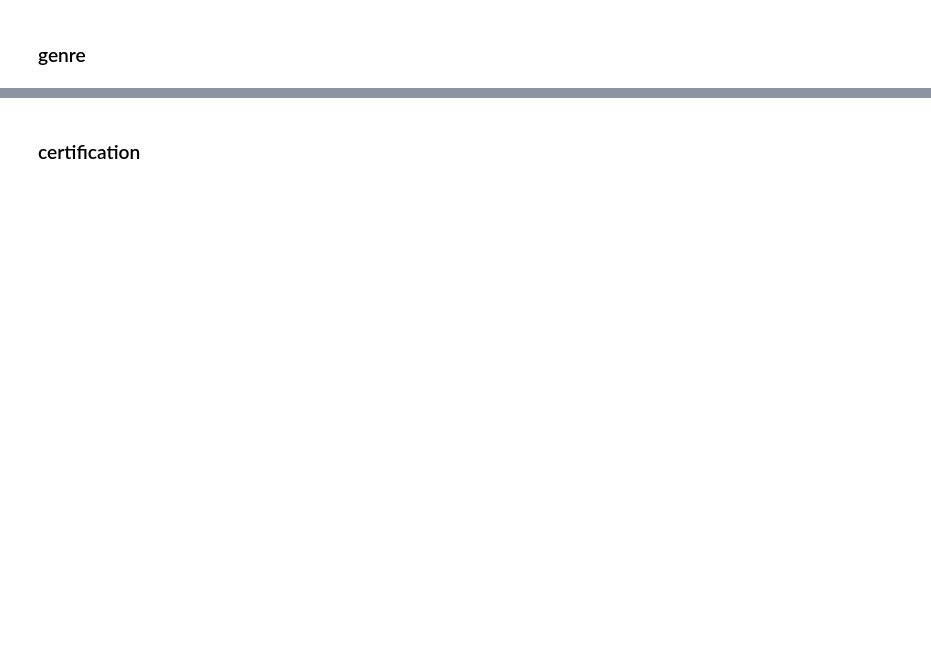
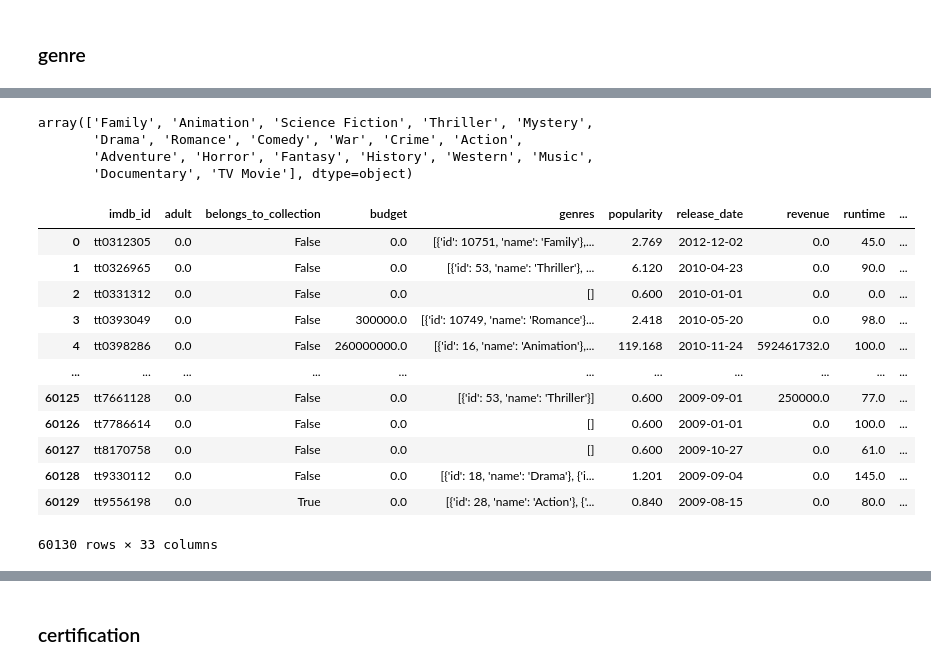
Before and after one commit to coding-dojo-data-science/data-enrichment-linear-regression-with-movies, a Jupyter notebook: PreClass-Pt1-Linear-Regression-with-Movies.ipynb, the cells around one changed output, grey strips where cells are left out. Drawn from its saved outputs; the diff is of its cells as text; code cells hidden in the pictures; blank space fills up the shorter version.

```diff
--- a/PreClass-Pt1-Linear-Regression-with-Movies.ipynb
+++ b/PreClass-Pt1-Linear-Regression-with-Movies.ipynb
@@ -123,2 +305,4 @@ import glob
 # %%
 ## Use .notna() to get True if it belongs to a collection
+df['belongs_to_collection'] = df['belongs_to_collection'].notna()
+df['belongs_to_collection'].value_counts()
@@ -129,4 +320,13 @@ import glob
 # %%
 ## Function to get just the genre names as a list
+import json
+def get_genre_name(x):
+    x = x.replace("'", '"')
+    x = json.loads(x)
+
+    genres = []
+    for genre in x:
+        genres.append(genre['name'])
+    return genres
 # %%
 ## Use our function on our test case
@@ -133,2 +336,5 @@ import glob
 # %%
 ## Use our function and exploding the new column
+df['genres_list'] = df['genres'].apply(get_genre_name)
+df_explode = df.explode('genres_list')
+df_explode.head()
@@ -135,6 +348,30 @@ import glob
 # %%
 ## save unique genres
+unique_genres = df_explode['genres_list'].dropna().unique()
+unique_genres
+# %% [output]
+array(['Family', 'Animation', 'Science Fiction', 'Thriller', 'Mystery',
+       'Drama', 'Romance', 'Comedy', 'War', 'Crime', 'Action',
+       'Adventure', 'Horror', 'Fantasy', 'History', 'Western', 'Music',
+       'Documentary', 'TV Movie'], dtype=object)
 # %%
 ## Manually One-Hot-Encode Genres
+for genre in unique_genres:
+    df[f'Genre_{genre}'] = df['genres'].str.contains(genre, regex = False)
+df
+# %% [output]
+|  | imdb_id | adult | belongs_to_collection | budget | genres | popularity | release_date | revenue | runtime | ... |
+| 0 | tt0312305 | 0.0 | False | 0.0 | [{'id': 10751, 'name': 'Family'},... | 2.769 | 2012-12-02 | 0.0 | 45.0 | ... |
+| 1 | tt0326965 | 0.0 | False | 0.0 | [{'id': 53, 'name': 'Thriller'}, ... | 6.120 | 2010-04-23 | 0.0 | 90.0 | ... |
+| 2 | tt0331312 | 0.0 | False | 0.0 | [] | 0.600 | 2010-01-01 | 0.0 | 0.0 | ... |
+| 3 | tt0393049 | 0.0 | False | 300000.0 | [{'id': 10749, 'name': 'Romance'}... | 2.418 | 2010-05-20 | 0.0 | 98.0 | ... |
+| 4 | tt0398286 | 0.0 | False | 260000000.0 | [{'id': 16, 'name': 'Animation'},... | 119.168 | 2010-11-24 | 592461732.0 | 100.0 | ... |
+| ... | ... | ... | ... | ... | ... | ... | ... | ... | ... | ... |
+| 60125 | tt7661128 | 0.0 | False | 0.0 | [{'id': 53, 'name': 'Thriller'}] | 0.600 | 2009-09-01 | 250000.0 | 77.0 | ... |
+| 60126 | tt7786614 | 0.0 | False | 0.0 | [] | 0.600 | 2009-01-01 | 0.0 | 100.0 | ... |
+| 60127 | tt8170758 | 0.0 | False | 0.0 | [] | 0.600 | 2009-10-27 | 0.0 | 61.0 | ... |
+| 60128 | tt9330112 | 0.0 | False | 0.0 | [{'id': 18, 'name': 'Drama'}, {'i... | 1.201 | 2009-09-04 | 0.0 | 145.0 | ... |
+| 60129 | tt9556198 | 0.0 | True | 0.0 | [{'id': 28, 'name': 'Action'}, {'... | 0.840 | 2009-08-15 | 0.0 | 80.0 | ... |
+60130 rows × 33 columns
 # %%
 ## Drop original genre cols
```
Also changed, not shown: parts of 48 cells of this notebook, 3 other files.
